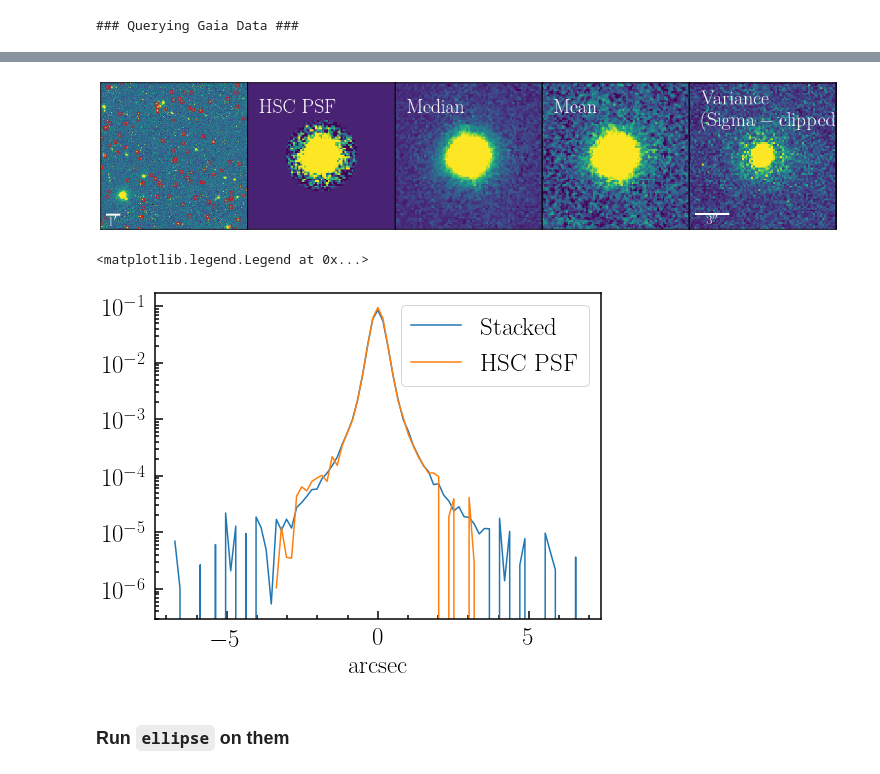
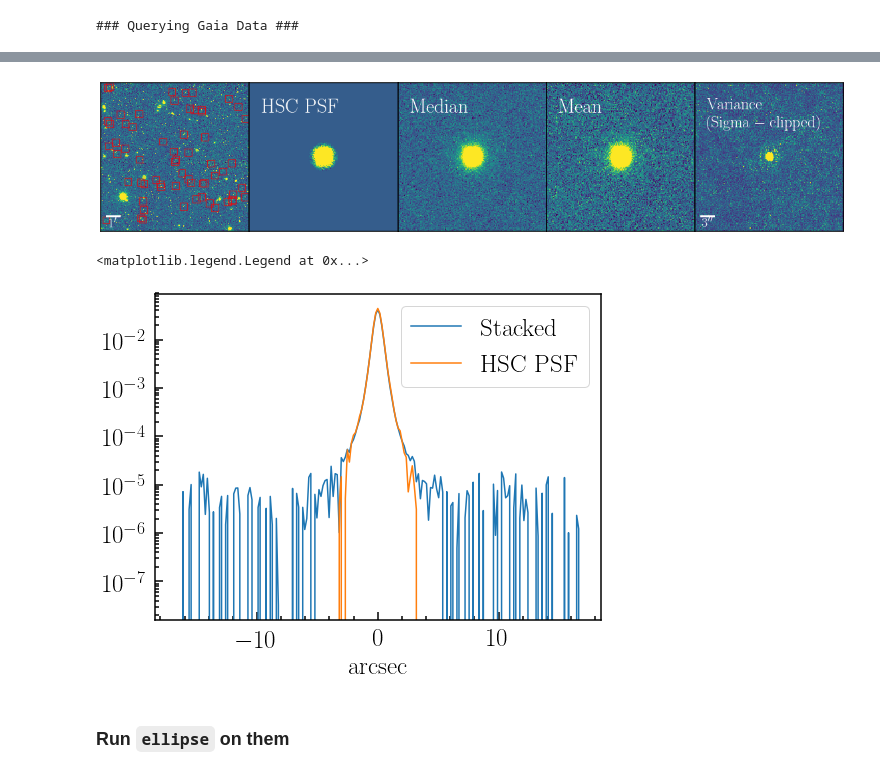
Before and after one commit to AstroJacobLi/HSC_stacking, a Jupyter notebook: PSF-stack.ipynb, the cells around one changed output, grey strips where cells are left out. Saved outputs shown, nothing was run; the diff lists cells and outputs as text; code cells hidden in the pictures.

```diff
--- a/PSF-stack.ipynb
+++ b/PSF-stack.ipynb
@@ -46,6 +43,6 @@ from lvhuo.display import (display_single, display_multiple, \
                            draw_circles, draw_rectangles, SEG_CMAP)
 from lvhuo.image import query_star, extract_obj
 # %%
-obj_cat = Table.read('s16a_massive_z_0.5_logm_11.4_decals_full_fdfc_bsm_ell.fits', format='fits')
+obj_cat = Table.read('./Catalog/s16a_massive_z_0.5_logm_11.4_decals_full_fdfc_bsm_ell.fits', format='fits')
 obj = obj_cat[4]
 obj_coor = SkyCoord(obj['ra'], obj['dec'], unit='deg')
@@ -113,18 +119,32 @@ sstar.display_Stack()
 # %%
 # Construct and stack `Stars`!!!.
-halosize = 40
+catalog = psf_cat
+
+halosize = 100
 size = 2 * halosize + 1
-stack_set = np.zeros((len(psf_cat), size, size))
+stack_set = np.zeros((len(catalog), size, size))
 bad_indices = []
-for i, obj in enumerate(psf_cat):
+for i, obj in enumerate(catalog):
     try:
         sstar = StackStar(img, img_hdr, obj, halosize=halosize, hscmask=hscmask)
-        sstar.mask_contam(method='sep', show_fig=False, verbose=False)
-        sstar.centralize(order=5)
+        sstar.mask_out_contam(method='sep', show_fig=False, verbose=False)
+        sstar.centralize(method='spline', order=5)
         #sstar.sub_bkg(verbose=False)
-        stack_set[i, :, :] = sstar.get_masked_image(cval=np.nan) / sstar.flux
+        bitmask = mask.Mask(sstar.hscmask, data_release='s18a')
+        interp_pix = np.sum(bitmask.extract('INTRP') * (~sstar.mask.astype(bool)))
+        sat_pix = np.sum(bitmask.extract('SAT'))
+        if interp_pix / size**2 > 0.01 or sat_pix > 1:
+            stack_set[i, :, :] = np.ones((size, size)) * 1e9
+            bad_indices.append(i)
+            print(
+                'Star {0} is saturated ({1} saturated pixels) or interpolated ({2} interpolated pixels)!'
+                .format(i, sat_pix, interp_pix))
+        else:
+            stack_set[i, :, :] = sstar.get_masked_image(cval=np.nan) / sstar.flux
     except:
         stack_set[i, :, :] = np.ones((size, size)) * 1e9
         bad_indices.append(i)
+    del sstar
+
 stack_set = np.delete(stack_set, bad_indices, axis=0)
 median_psf = np.nanmedian(stack_set, axis=0)
@@ -131,3 +168,0 @@ median_psf = np.nanmedian(stack_set, axis=0)
-# %%
-median_psf = np.nanmedian(stack_set, axis=0)
-display_single(median_psf);
@@ -136,24 +173,28 @@ display_single(median_psf);
 # %%
 # Plot results
 fig, [ax1, ax2, ax3, ax4, ax5] = plt.subplots(1, 5, figsize=(20, 8))
-draw_rectangles(img, psf_cat, ax=ax1, colnames=['x', 'y'],
+# Only show good stars
+draw_rectangles(img, catalog[np.setdiff1d(np.arange(0, len(catalog), 1), bad_indices)],
+                ax=ax1, colnames=['x', 'y'],
                 header=img_hdr, rectangle_size=[size, size],
                 scale_bar_length=61, scale_bar_y_offset=0.3)
 
 # Show HSC PSF
 psf_pad = np.zeros_like(median_psf)
-psf_pad[20:61, 20:61] = psf[:, 1:-1]
+psf_pad[halosize-20:halosize+21, halosize-20:halosize+21] = psf[:, 1:-1]
 display_multiple([np.nanmedian(stack_set, axis=0),
                   np.nanmean(stack_set, axis=0),
                   psf_pad],
-                 ax=[ax3, ax4, ax2], text=['Median', 'Mean', 'HSC\ PSF'], scale_bar=False)
+                  ax=[ax3, ax4, ax2], text=['Median', 'Mean', 'HSC\ PSF'],
+                  scale_bar=False)
 
 display_single(np.var(sigma_clip(stack_set, axis=0), axis=0), ax=ax5,
                scale_bar_length=3, scale_bar_y_offset=0.3,
-               add_text='Variance}$\n $\mathrm{(Sigma-clipped)', text_y_offset=0.7)
+               add_text='Variance}$\n $\mathrm{(Sigma-clipped)',
+               text_y_offset=0.7, text_fontsize=24)
 
 plt.subplots_adjust(wspace=0.0)
-plt.savefig('./stack_star.png', dpi=150, bbox_inches='tight')
+#plt.savefig('./stack_star.png', dpi=150, bbox_inches='tight')
 # %% [output]
-[figure, old version]
+[figure, new version]
 # %%
@@ -176,14 +218,14 @@ median_psf /= np.sum(median_psf)
 #halomodel_sm = convolve(stacked, kernel=Box2DKernel(width=4))
 # %%
 fig, ax = plt.subplots(figsize=(8,6))
-plt.plot(np.arange(-40, 41, 1) * 0.168, median_psf[40, :], label='$\mathrm{Stacked}$')
+plt.plot(np.arange(-halosize, halosize+1, 1) * 0.168, median_psf[halosize, :], label='$\mathrm{Stacked}$')
 plt.plot(np.arange(-20, 21, 1) * 0.168, psf[:, 1:-1][20, :], label='$\mathrm{HSC\ PSF}$')
 plt.yscale('log')
 plt.xlabel('$\mathrm{arcsec}$')
 plt.legend()
 # %% [output]
 <matplotlib.legend.Legend at 0x...>
-[figure, old version]
+[figure, new version]
 # %%
 from lvhuo.image import save_to_fits
 save_to_fits(median_psf, 'median_psf.fits')
```
Also changed, not shown: parts of 29 cells of this notebook, 4 other files.
